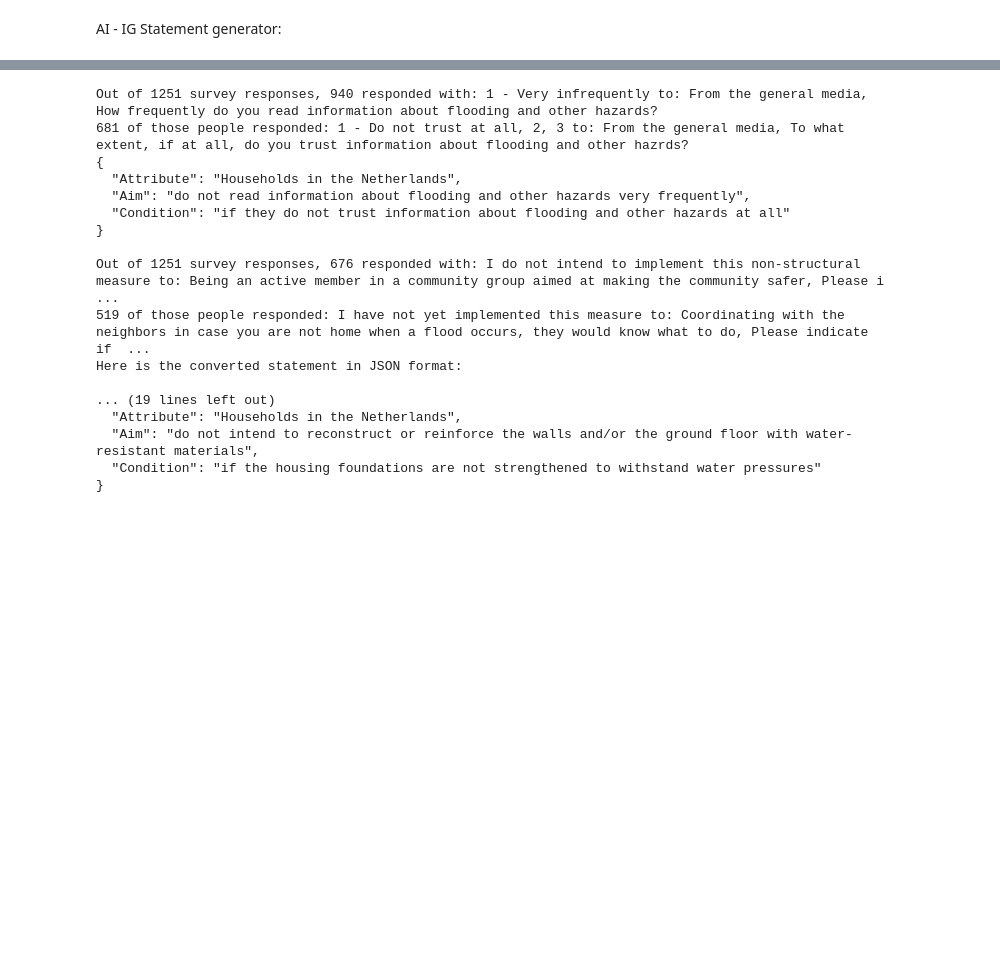
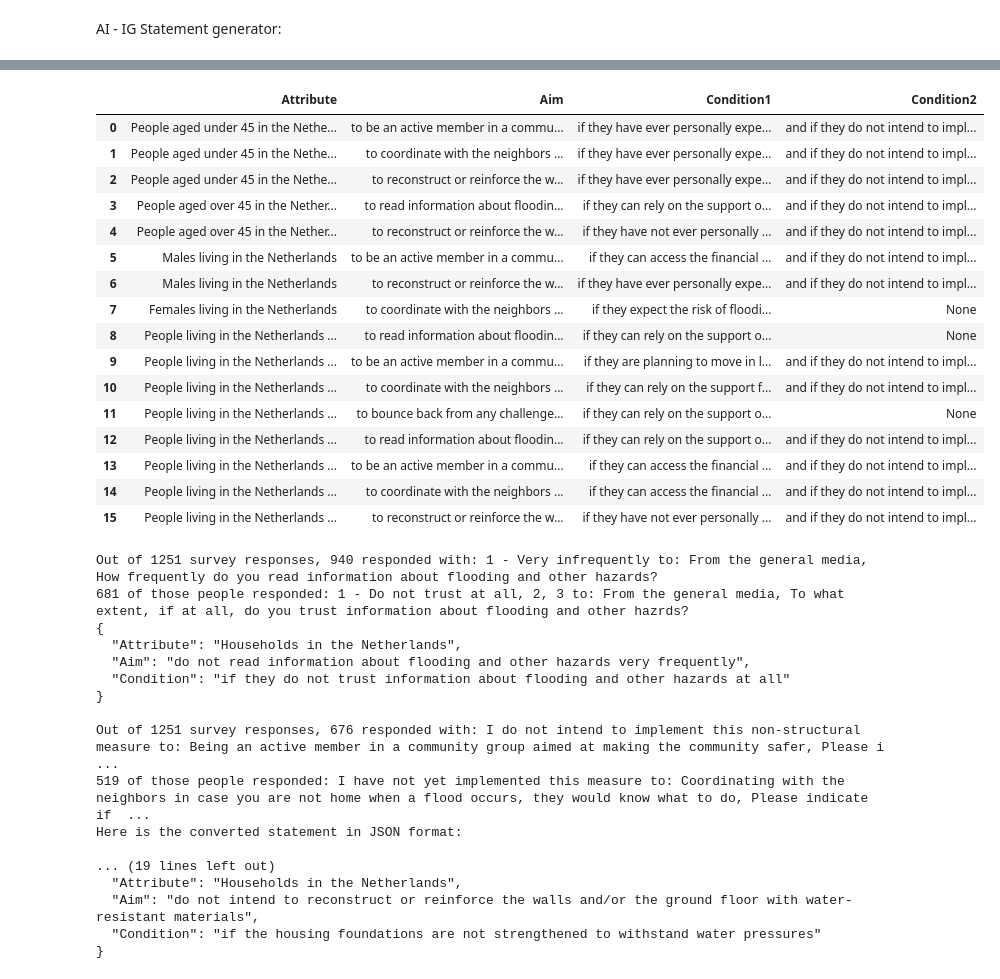
Before and after one commit to GeorgeGitHubbins/MScThesis-Extracting-InformalRules-from-Surveys, a Jupyter notebook: ReadSCALAR.ipynb, the cells around one changed output, grey strips where cells are left out. Drawn from its saved outputs; the diff is of its cells as text; code cells hidden in the pictures; blank space fills up the shorter version.

```diff
--- a/ReadSCALAR.ipynb
+++ b/ReadSCALAR.ipynb
@@ -372,0 +438,12 @@ from config import groqkey
+# %%
+edited_statement_questions = pd.DataFrame(columns=['Attribute', 'Aim', 'Condition1', 'Condition2'])
+edited_statement_questions['Attribute'] = statement_questions['Attribute'].copy()
+edited_statement_questions.loc[:, 'Aim'] = statement_questions['Aim_description'] + " Response: " + statement_questions['Aim_resp']
+edited_statement_questions.loc[:, 'Condition1'] = statement_questions['Condition1_description']  + " Response: " + statement_questions['Condition1_resp']
+edited_statement_questions.loc[:, 'Condition2'] = statement_questions['Condition2_description']  + " Response: " + statement_questions['Condition2_resp']
+
+# Convert the DataFrame to JSON text
+json_text = edited_statement_questions.to_json()
+
+# Print the JSON text
+print(json_text)
@@ -372,0 +510,32 @@ from config import groqkey
+# %%
+df = pd.DataFrame(columns=["Attribute","Aim","Condition1", "Condition2"])
+try:
+    # Parse the JSON string into a Python dictionary
+    data_dict = json.loads(IG_Statement)
+except:
+    # Parse the JSON string into a Python dictionary
+    data_dict = json.loads('['+IG_Statement.split('[')[1].split(']')[0]+']')
+
+# Convert the dictionary to a DataFrame
+# Since we have only one record, we wrap it in a list to make a single-row DataFrame
+IG_component_df = pd.DataFrame(data_dict)
+
+display(IG_component_df)
+# %% [output]
+|  | Attribute | Aim | Condition1 | Condition2 |
+| 0 | People aged under 45 in the Nethe... | to be an active member in a commu... | if they have ever personally expe... | and if they do not intend to impl... |
+| 1 | People aged under 45 in the Nethe... | to coordinate with the neighbors ... | if they have ever personally expe... | and if they do not intend to impl... |
+| 2 | People aged under 45 in the Nethe... | to reconstruct or reinforce the w... | if they have ever personally expe... | and if they do not intend to impl... |
+| 3 | People aged over 45 in the Nether... | to read information about floodin... | if they can rely on the support o... | and if they do not intend to impl... |
+| 4 | People aged over 45 in the Nether... | to reconstruct or reinforce the w... | if they have not ever personally ... | and if they do not intend to impl... |
+| 5 | Males living in the Netherlands | to be an active member in a commu... | if they can access the financial ... | and if they do not intend to impl... |
+| 6 | Males living in the Netherlands | to reconstruct or reinforce the w... | if they have ever personally expe... | and if they do not intend to impl... |
+| 7 | Females living in the Netherlands | to coordinate with the neighbors ... | if they expect the risk of floodi... | None |
+| 8 | People living in the Netherlands ... | to read information about floodin... | if they can rely on the support o... | None |
+| 9 | People living in the Netherlands ... | to be an active member in a commu... | if they are planning to move in l... | and if they do not intend to impl... |
+| 10 | People living in the Netherlands ... | to coordinate with the neighbors ... | if they can rely on the support f... | and if they do not intend to impl... |
+| 11 | People living in the Netherlands ... | to bounce back from any challenge... | if they can rely on the support o... | None |
+| 12 | People living in the Netherlands ... | to read information about floodin... | if they can rely on the support o... | and if they do not intend to impl... |
+| 13 | People living in the Netherlands ... | to be an active member in a commu... | if they can access the financial ... | and if they do not intend to impl... |
+| 14 | People living in the Netherlands ... | to coordinate with the neighbors ... | if they can access the financial ... | and if they do not intend to impl... |
+| 15 | People living in the Netherlands ... | to reconstruct or reinforce the w... | if they have not ever personally ... | and if they do not intend to impl... |
```
Also changed, not shown: parts of 13 cells of this notebook, 4 other files.
